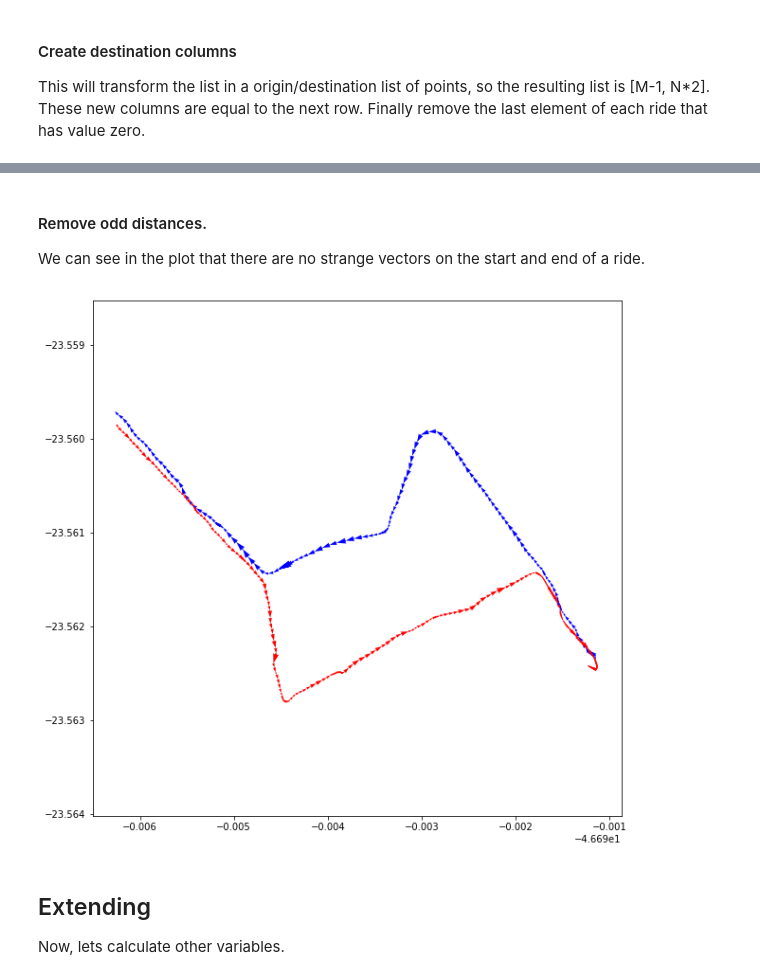
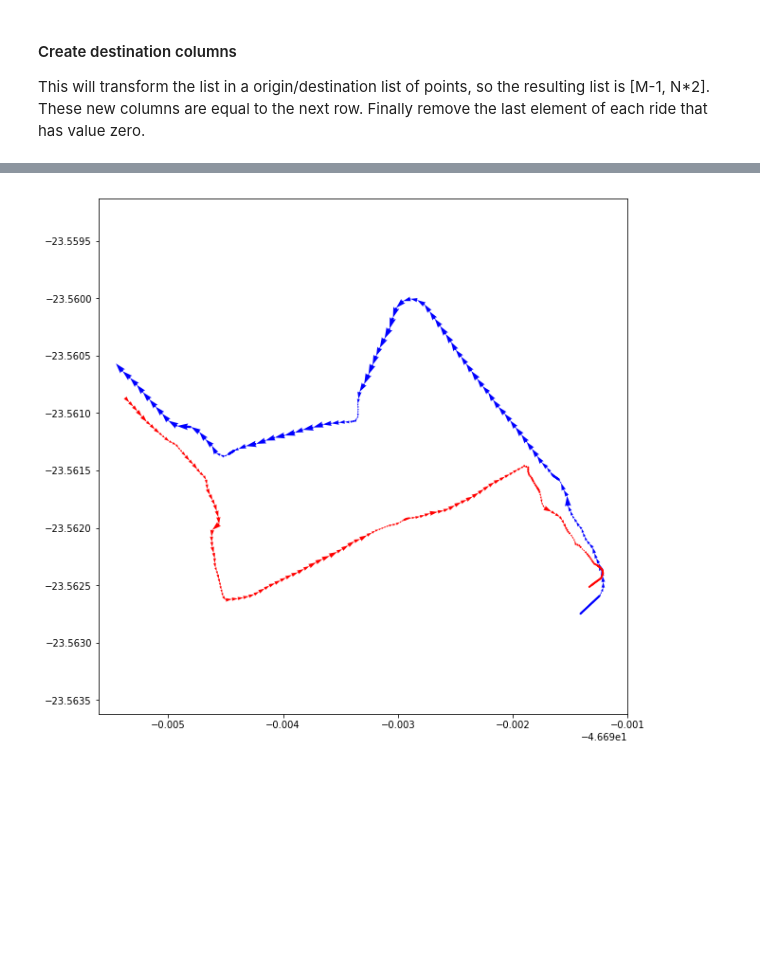
Before and after one commit to sztelzer/Bike-Riding-Analysis, a Jupyter notebook: Bike rides GPS data analysis.ipynb, the cells around one changed output, grey strips where cells are left out. Saved outputs shown, nothing was run; the diff lists cells and outputs as text; code cells hidden in the pictures; blank space fills up the shorter version.

Commit message:
Grouped Data

```diff
--- a/Bike rides GPS data analysis.ipynb
+++ b/Bike rides GPS data analysis.ipynb
@@ -109,8 +109,7 @@ else:
     data1 = interpret_gpx("/Users/esse/activ/rodrigo_sztelzer", 0)
     data2 = interpret_gpx("/Users/esse/activ/marcos_paulo", 1)
 
-data = data1.append(data2, ignore_index=True)
-print(data.shape)
-print(data.head())
+imported = data1.append(data2, ignore_index=True)
+print(imported.shape)
 # %% [output]
 (1739684, 7)
@@ -126,28 +119,3 @@ There will have some steps to have a gooda data shaped to most processes. The id
 # %% [markdown]
 ####  Create destination columns
 This will transform the list in a origin/destination list of points, so the resulting list is [M-1, N*2]. These new columns are equal to the next row. Finally remove the last element of each ride that has value zero.
-# %%
-# create a column with the next points
-dt = data.copy()
-# del(dt['longitude'])
-# del(dt['latitude'])
-dt['ilon'] = data['longitude']
-dt['ilat'] = data['latitude']
-dt['itime'] = dt['timestamp']
-dt['ielev'] = dt['elevation']
-
-dt['flon'] = np.roll(data.longitude, -1, 0)
-dt['flat'] = np.roll(data.latitude, -1, 0)
-dt['ftime'] = np.roll(data.timestamp, -1, 0)
-dt['felev'] = np.roll(data.elevation, -1, 0)
-
-inverseid = dt.groupby(['rider','ride']).cumcount(ascending=False)
-dt = dt[inverseid > 0]
-
-del(dt['longitude'])
-del(dt['latitude'])
-del(dt['timestamp'])
-del(dt['elevation'])
-
-data = dt.copy()
-del(dt)
@@ -182,3 +121,0 @@ data['dist'] = haversine(data.ilon, data.ilat, data.flon, data.flat)
-# %% [markdown]
-#### Remove odd distances.
-We can see in the plot that there are no strange vectors on the start and end of a ride.
@@ -187,0 +173,2 @@ data = data[data.dist>0]
+# %%
+data = imported.groupby(['rider', 'ride'], as_index=True, sort=False).apply(destiny)
@@ -188,13 +177,11 @@ data = data[data.dist>0]
 # %%
-seg = data[data.rider==0]
-seg = seg[seg.ride==1]
-head = seg.head(200)
-tail = seg.tail(260)
+head = data.loc[0].loc[0].head(210)
+tail = data.loc[0].loc[0].tail(220)
 
 plt.figure(figsize=(10,10))
 plt.quiver(head.ilon, head.ilat, head.flon-head.ilon, head.flat-head.ilat, color="blue", units='xy', angles='xy', scale=1, pivot='tail')
 plt.quiver(tail.ilon, tail.ilat, tail.flon-tail.ilon, tail.flat-tail.ilat, color="red", units='xy', angles='xy', scale=1, pivot='tail')
 plt.axis('equal')
 plt.show()
 # %% [output]
-[figure, old version]
+[figure, new version]
@@ -203,3 +187,0 @@ save_data(data, "vectorized")
-# %% [markdown]
-## Extending
-Now, lets calculate other variables.
```
Also changed, not shown: parts of 24 cells of this notebook, 5 other files.
